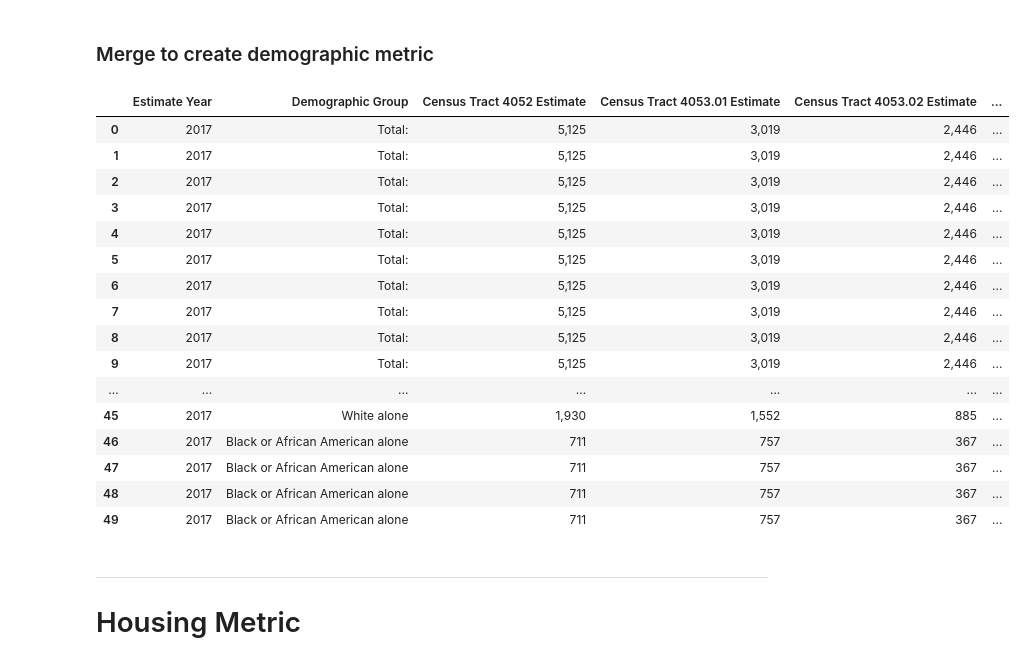
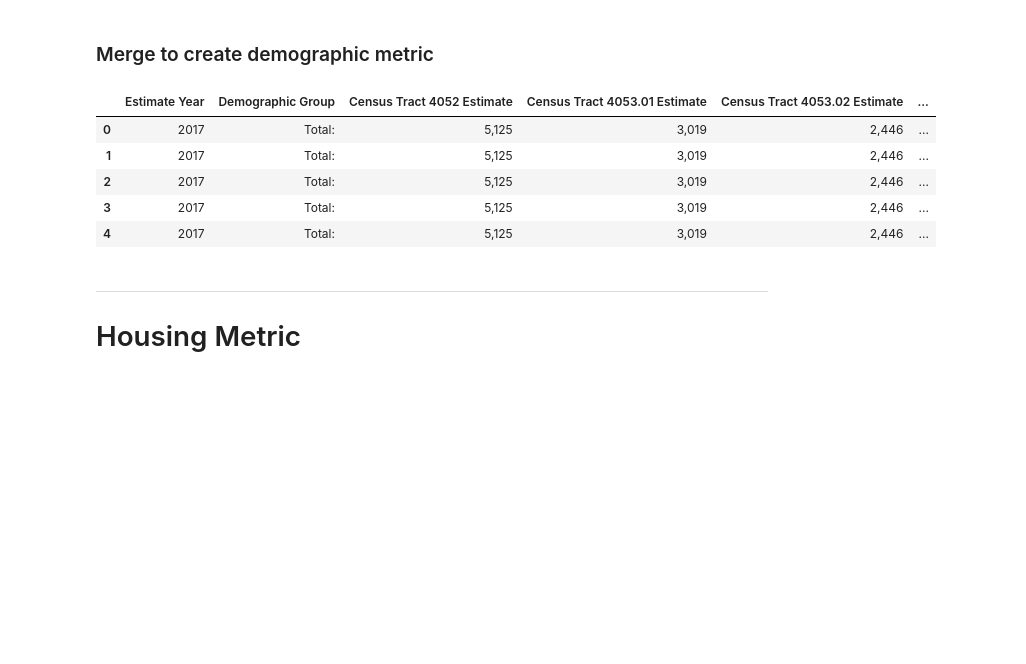
Before and after one commit to kareem-weaver/AUC_Mastercard_Challenge_Quant, a Jupyter notebook: src/Model.ipynb, the cells around one changed output. Cells and saved outputs as stored; diff of their text form; code cells hidden in the pictures; blank space fills up the shorter version.

```diff
--- a/src/Model.ipynb
+++ b/src/Model.ipynb
@@ -211,28 +210,17 @@ merged_age_sex_df.head(25)
 # %%
 # Merge the datasets on a common column, here assumed to be 'Estimate Year'
 # You might need to adjust the merging columns based on the actual structure of your data
 merged_df = pd.merge(merged_race_df, merged_age_sex_df, on='Estimate Year', how='outer')
 
 # Display the first few rows of the merged DataFrame
-merged_df.head(50)
+merged_df.head()
 # %% [output]
 |  | Estimate Year | Demographic Group | Census Tract 4052 Estimate | Census Tract 4053.01 Estimate | Census Tract 4053.02 Estimate | ... |
 | 0 | 2017 | Total: | 5,125 | 3,019 | 2,446 | ... |
 | 1 | 2017 | Total: | 5,125 | 3,019 | 2,446 | ... |
 | 2 | 2017 | Total: | 5,125 | 3,019 | 2,446 | ... |
 | 3 | 2017 | Total: | 5,125 | 3,019 | 2,446 | ... |
 | 4 | 2017 | Total: | 5,125 | 3,019 | 2,446 | ... |
-| 5 | 2017 | Total: | 5,125 | 3,019 | 2,446 | ... |
-| 6 | 2017 | Total: | 5,125 | 3,019 | 2,446 | ... |
-| 7 | 2017 | Total: | 5,125 | 3,019 | 2,446 | ... |
-| 8 | 2017 | Total: | 5,125 | 3,019 | 2,446 | ... |
-| 9 | 2017 | Total: | 5,125 | 3,019 | 2,446 | ... |
-| ... | ... | ... | ... | ... | ... | ... |
-| 45 | 2017 | White alone | 1,930 | 1,552 | 885 | ... |
-| 46 | 2017 | Black or African American alone | 711 | 757 | 367 | ... |
-| 47 | 2017 | Black or African American alone | 711 | 757 | 367 | ... |
-| 48 | 2017 | Black or African American alone | 711 | 757 | 367 | ... |
-| 49 | 2017 | Black or African American alone | 711 | 757 | 367 | ... |
 # %% [markdown]
 ---------------------------------------------
 # Housing Metric
```
Also changed, not shown: parts of 17 cells of this notebook, 2 other files.
